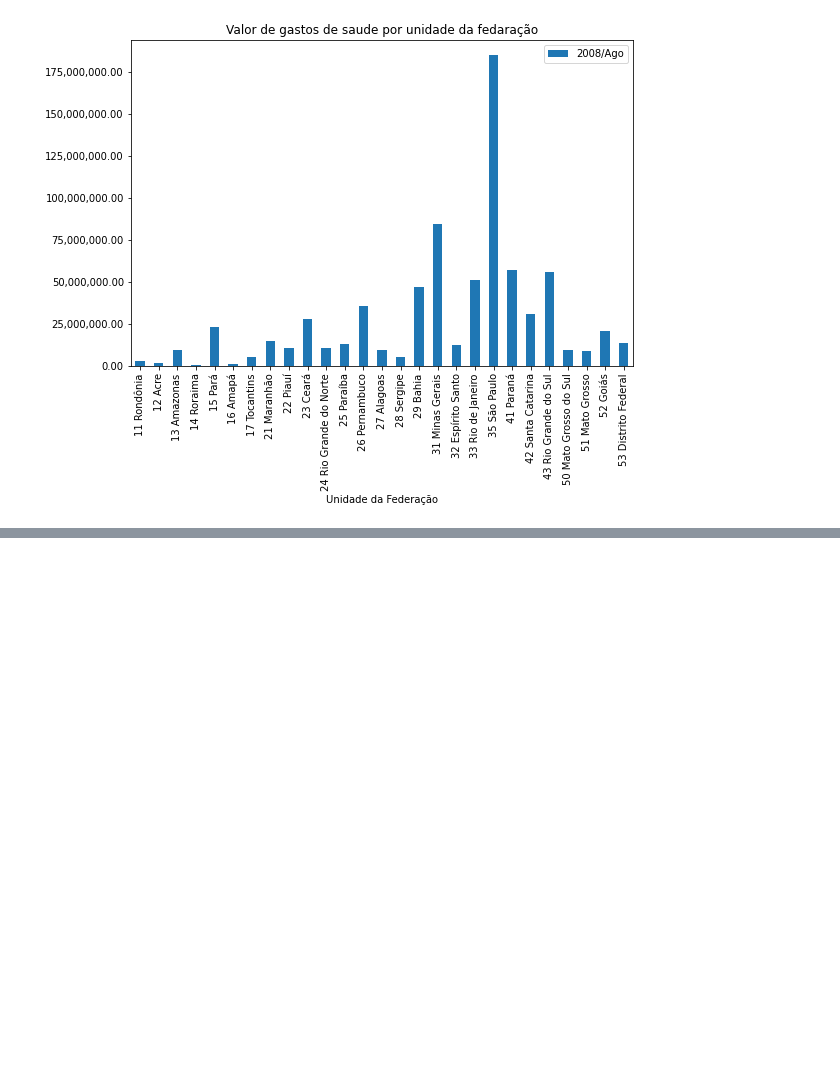
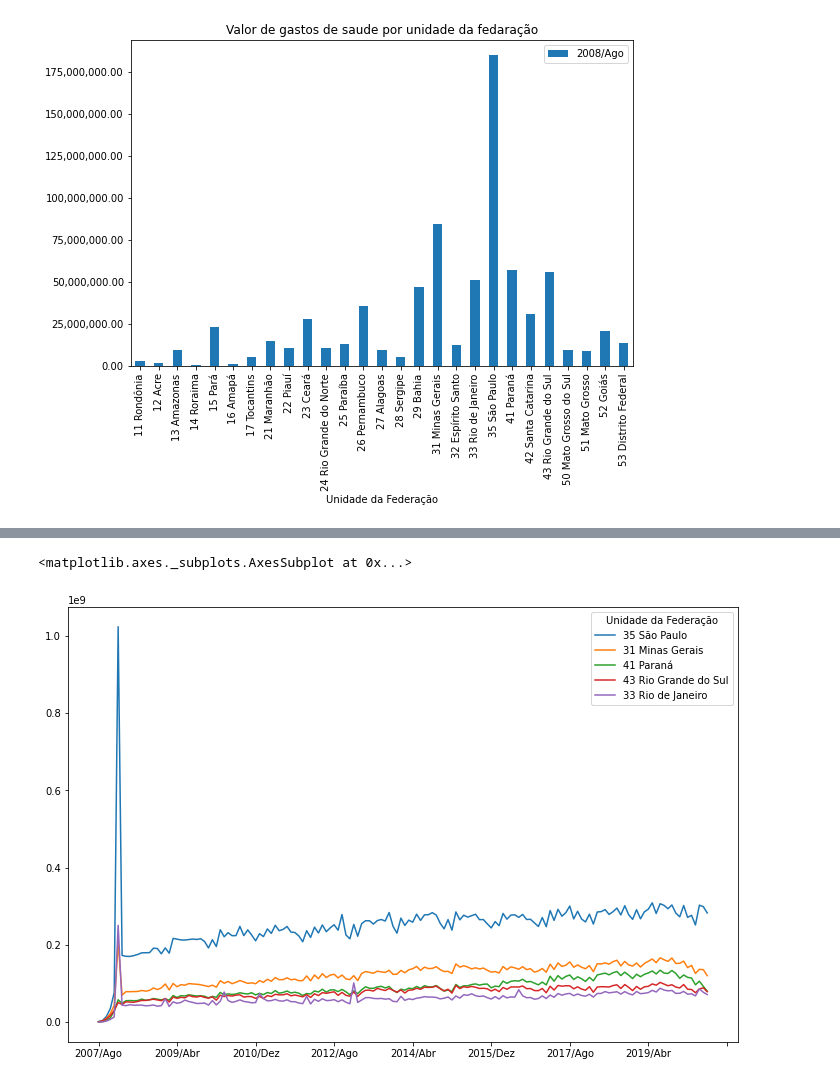
Before and after one commit to HenriqueCCdA/bootCampAluraDataScience, a Jupyter notebook: modulo1/aula/boot_camp_modulo1.ipynb, the cells around one changed output, grey strips where cells are left out. Drawn from its saved outputs; the diff is of its cells as text; code cells hidden in the pictures; blank space fills up the shorter version.

```diff
--- a/modulo1/aula/boot_camp_modulo1.ipynb
+++ b/modulo1/aula/boot_camp_modulo1.ipynb
@@ -106,0 +231,3 @@ plt.show()
+# %%
+dados_usaveis["Total"] = dados_usaveis.sum(axis=1)
+dados_usaveis.head(n=1)
@@ -106,0 +239,4 @@ plt.show()
+# %%
+ordenado_por_total = dados_usaveis.sort_values("Total", ascending=False)
+ordenado_por_total = ordenado_por_total.drop("Total", axis=1)
+ordenado_por_total.head(5)
@@ -106,0 +252,5 @@ plt.show()
+# %%
+ordenado_por_total.head(5).T.plot(figsize=(12, 8))
+# %% [output]
+<matplotlib.axes._subplots.AxesSubplot at 0x...>
+[figure, added]
```
Also changed, not shown: parts of 25 cells of this notebook.
